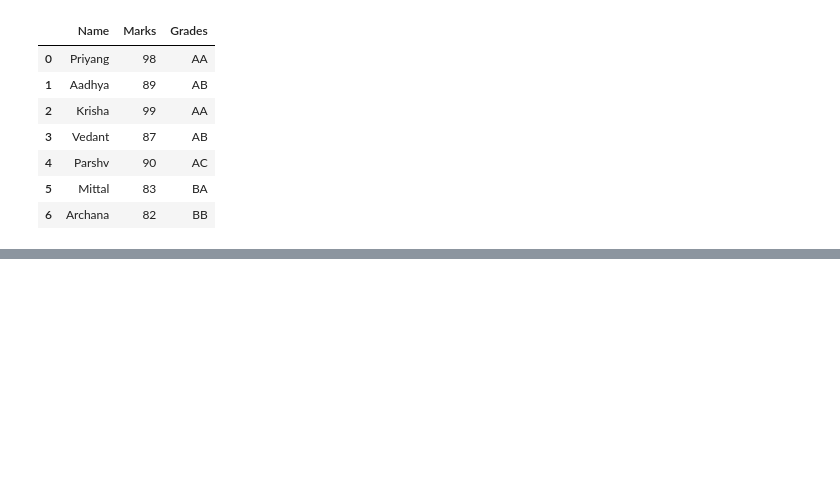
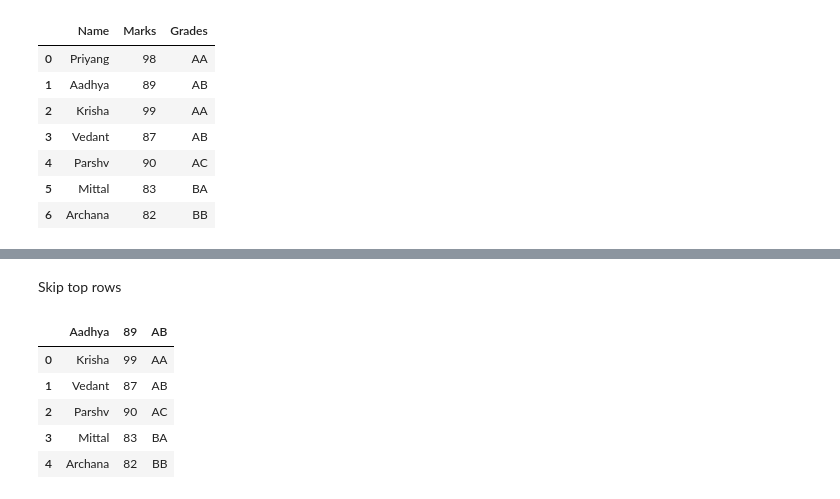
Before and after one commit to AseemGupta39/data_analytics_with_python, a Jupyter notebook: main.ipynb, the cells around one changed output, grey strips where cells are left out. Saved outputs shown, nothing was run; the diff lists cells and outputs as text; code cells hidden in the pictures; blank space fills up the shorter version.

```diff
--- a/main.ipynb
+++ b/main.ipynb
@@ -1090,0 +1138,12 @@ df_from_csv
+# %% [markdown]
+Skip top rows
+# %%
+data_from_csv1 = pd.read_csv('Datasets/DS/marks.csv',skiprows=2)
+data_from_csv1
+# %% [output]
+|  | Aadhya | 89 | AB |
+| 0 | Krisha | 99 | AA |
+| 1 | Vedant | 87 | AB |
+| 2 | Parshv | 90 | AC |
+| 3 | Mittal | 83 | BA |
+| 4 | Archana | 82 | BB |
```
Also changed, not shown: parts of 11 cells of this notebook, 41 other files.
